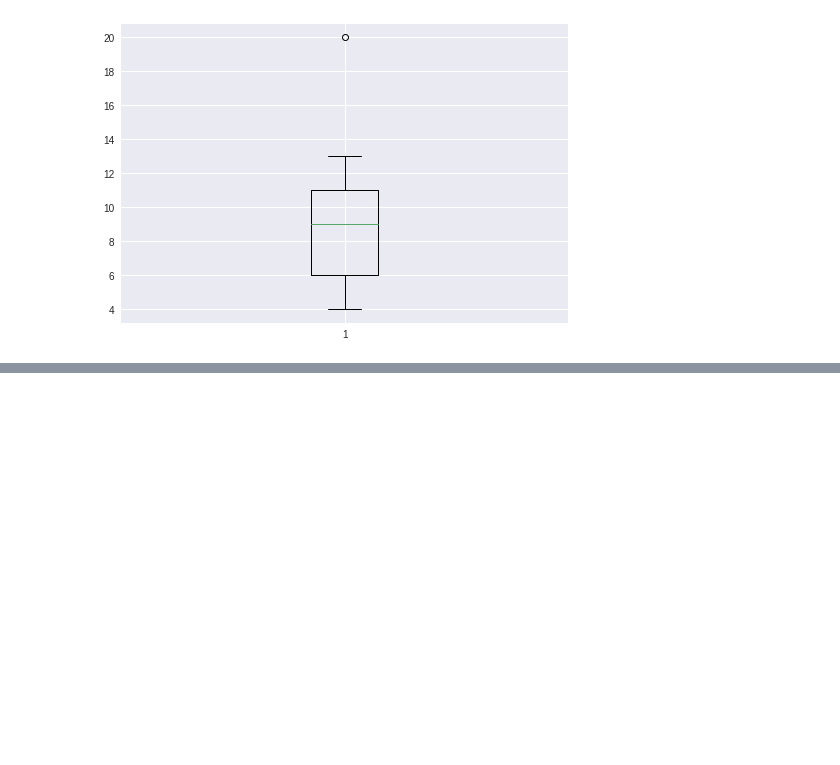
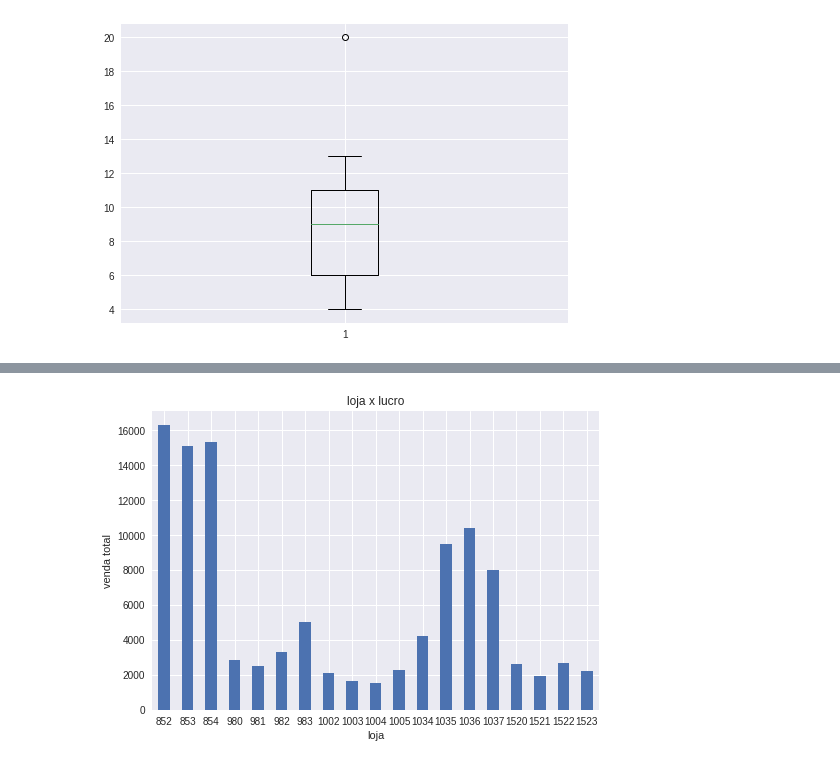
Before and after one commit to devAquino/An-lise-de-dados-com-Python-e-Pandas, a Jupyter notebook: Análise_de_dados_com_Python_e_Pandas.ipynb, the cells around one changed output, grey strips where cells are left out. Drawn from its saved outputs; the diff is of its cells as text; code cells hidden in the pictures; blank space fills up the shorter version.

```diff
--- a/Análise_de_dados_com_Python_e_Pandas.ipynb
+++ b/Análise_de_dados_com_Python_e_Pandas.ipynb
@@ -308,0 +313,6 @@ plt.boxplot(df.tempo_envio);
+# %%
+df_fortaleza = pd.read_excel('/content/drive/MyDrive/Datasets/Fortaleza.xlsx')
+df_aracaju = pd.read_excel('/content/drive/MyDrive/Datasets/Aracaju.xlsx')
+df_recife = pd.read_excel('/content/drive/MyDrive/Datasets/Recife.xlsx')
+df_salvador = pd.read_excel('/content/drive/MyDrive/Datasets/Salvador.xlsx')
+df_natal = pd.read_excel('/content/drive/MyDrive/Datasets/Natal.xlsx')
@@ -308,0 +321,2 @@ plt.boxplot(df.tempo_envio);
+# %%
+df_all_stories = pd.concat([df_fortaleza, df_aracaju, df_recife, df_salvador, df_natal])
@@ -308,0 +325,2 @@ plt.boxplot(df.tempo_envio);
+# %%
+df_all_stories.rename(columns={'Cidade':'cidade', 'Data':'data', 'Vendas':'vendas', 'LojaID':'id_loja','Qtde':'qtde'}, inplace=True)
@@ -308,0 +506,7 @@ plt.boxplot(df.tempo_envio);
+# %%
+df_all_stories.groupby('id_loja')['vendas'].sum().plot.bar(title='loja x lucro')
+plt.xticks(rotation='horizontal')
+plt.xlabel('loja')
+plt.ylabel('venda total');
+# %% [output]
+[figure, added]
```
Also changed, not shown: parts of 26 cells of this notebook.
